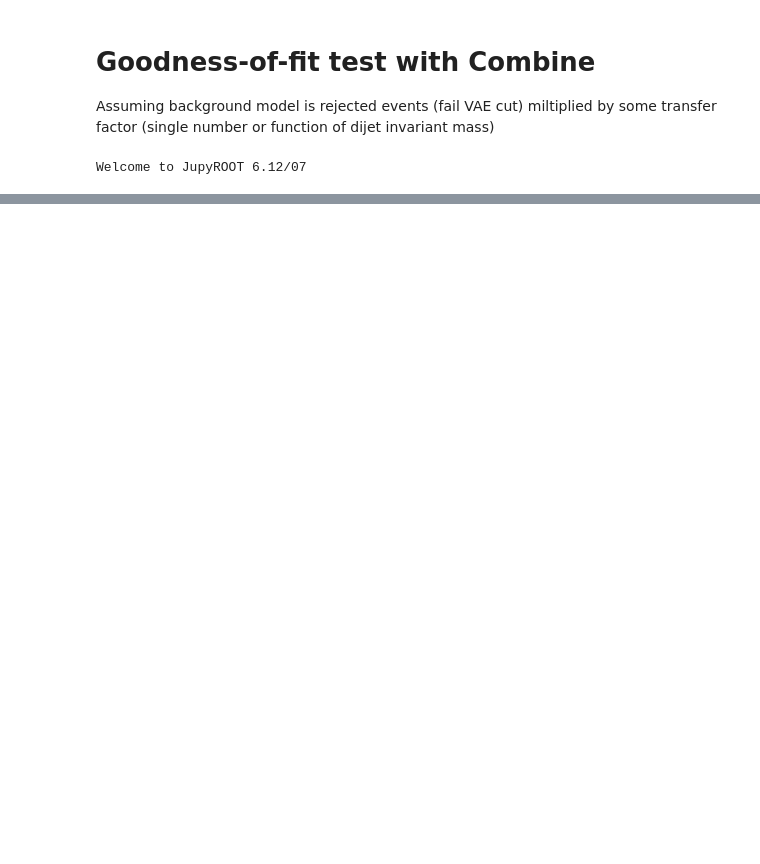
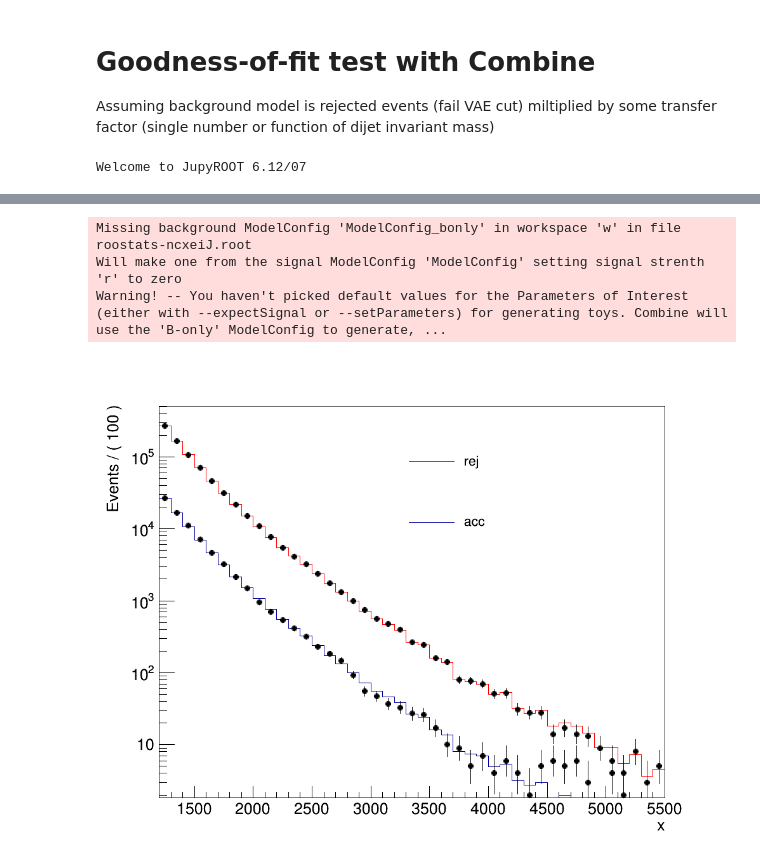
Before and after one commit to mpp-hep/gof_tests, a Jupyter notebook: gof.ipynb, the cells around one changed output, grey strips where cells are left out. Saved outputs shown, nothing was run; the diff lists cells and outputs as text; code cells hidden in the pictures; blank space fills up the shorter version.

```diff
--- a/gof.ipynb
+++ b/gof.ipynb
@@ -797,11 +764,0 @@ for i,qkey in enumerate(quants):
-# %%
-for i,qkey in enumerate(quants):
-    skey = int(0)
-    quantile = int(qkey*100)
-    prefix = 'inj{}fb_q{}percent'.format(skey,quantile)
-    get_ipython().system(u'combineCards.py rej={WNAME}_ratio_rej_{P}.txt acc={WNAME}_ratio_acc_{P}.txt > {WNAME}_ratio_{P}.txt'.format(P=prefix, WNAME=wsfile))
-# %%
-# Simple test and fit diagnostics
-prefix = 'inj{}fb_q{}percent'.format(0,1)
-get_ipython().system('combine -M FitDiagnostics -d {WNAME}_ratio_{P}.txt -n _fit_result --saveShapes --saveWithUncertainties --dataset data_obs -v 2'.format(P=prefix, WNAME=wsfile))
-get_ipython().system('combine -M GoodnessOfFit --algo saturated --fixedSignalStrength 0 -d {WNAME}_ratio_{P}.txt -n {WNAME}_Ratio_{P}_test_single --dataset data_obs -v 2'.format(P=prefix, WNAME=wsfile))
@@ -919,22 +1176,39 @@ for i,qkey in enumerate(quants):
 # %%
-# by hand GOF calculation
-fitDiag = rt.TFile.Open('fitDiagnostics_fit_result.root','r')
+#DEBUG! Plot fit results!
 
-byhand_gof = 0
+import math
+os.system('combine -M FitDiagnostics -d datacard_ws_{PREFIX}_ratio.txt -n _fit_result_{PREFIX} --saveShapes --saveWithUncertainties --dataset data_obs'.format(PREFIX=prefix))
+fitDiag = rt.TFile.Open('fitDiagnostics_fit_result_{PREFIX}.root'.format(PREFIX=prefix),'r')
+
 
 f = rt.TCanvas('f','f',1000,800)
 f.cd()
+
+tleg = rt.TLegend(0.48, 0.6, 0.89, 0.85)
+tleg.SetTextSize(0.05)
+tleg.SetBorderSize(0)
+tleg.SetFillStyle(0)
+tleg.SetTextSize (0.03)
+tleg.SetTextFont( 62 )
+tleg.SetTextSize (0.03)
+tleg.SetTextFont( 42 )
+
+byhand_gof = 0.0
 for cat in ['rej', 'acc']:
+    print cat
     bkgd = fitDiag.Get('shapes_fit_b/{cat}/background'.format(cat=cat))
     bkgd.Scale(100) # need to multiply by bin width for some reason?
     data = fitDiag.Get('shapes_fit_b/{cat}/data'.format(cat=cat))
     if cat=='rej':
         bkgd.Draw('hist')
-        bkgd.SetMinimum(5000)
-        bkgd.SetMaximum(15000)
-        bkgd.GetXaxis().SetRangeUser(1400,1700)
+        bkgd.SetLineColor(rt.kRed)
+#         bkgd.SetMinimum(10E3)
+#         bkgd.SetMaximum(20E3)
+#         bkgd.GetXaxis().SetRangeUser(1400,1500)
+        tleg.AddEntry(bkgd,'rej','l')
     else:
         bkgd.Draw("histsame")
+        tleg.AddEntry(bkgd,'acc','l')
     data.SetMarkerStyle(20)
     data.SetMarkerColor(rt.kBlack)
     for i in range(0,bkgd.GetNbinsX()):
@@ -947,20 +1221,31 @@ for cat in ['rej', 'acc']:
 
 
     for i in range(0,bkgd.GetNbinsX()):
+        mjjvalue = bkgd.GetBinCenter(i+1)
         fi = bkgd.GetBinContent(i+1)
         di = data.GetY()[i]
-        gofi = 2*(fi - di + di*rt.TMath.Log(di/fi)) # see eq. 14 of http://cousins.web.cern.ch/cousins/ongoodness6march2016.pdf
-
+        if di == 0:
+            print ("No data at mjj", mjjvalue)
+            print ("fi", fi)
+            print ("di", di)
+            gofi = 0.
+        else:
+            gofi = 2*(fi - di + di*rt.TMath.Log(di/fi)) # see eq. 14 of http://cousins.web.cern.ch/cousins/ongoodness6march2016.pdf
         # expect each bin to give GOF contribution ~ O(1)
         if gofi>5:
             print('{cat} bin {i}: fi={fi}, di={di}, gofi={gofi}'.format(cat=cat,i=i,fi=fi,di=di,gofi=gofi))
-            print(" -> BIG GOF CONTRIBUTION in this bin")
+            print(" -> BIG GOF CONTRIBUTION in this bin, mjj {}".format(mjjvalue))
         byhand_gof += gofi
 
+tleg.Draw('same')
+f.SetLogy()
+f.Draw()
 
-print("by hand GOF = {}".format(byhand_gof))
-print("combine GOF = {}".format(obs_gof))
+print("Done with quantile ",prefix )
 
-#f.SetLogy()
-f.Draw()
-#fitDiag.Close()
+print("By hand obs GOF = {}".format(byhand_gof))
+print("Combine obs GOF = {}".format(obs_gof))
+print("Combine exp GOF (mean) = {}".format(np.mean(exp_gof)))
+
+print("p-value = {}".format(pval_toys))
+# %% [output]
@@ -966,0 +1269,4 @@ f.Draw()
+Missing background ModelConfig 'ModelConfig_bonly' in workspace 'w' in file roostats-ncxeiJ.root
+Will make one from the signal ModelConfig 'ModelConfig' setting signal strenth 'r' to zero
+Warning! -- You haven't picked default values for the Parameters of Interest (either with --expectSignal or --setParameters) for generating toys. Combine will use the 'B-only' ModelConfig to generate, ...
+[figure, added]
```
Also changed, not shown: parts of 26 cells of this notebook, 1 other file.
